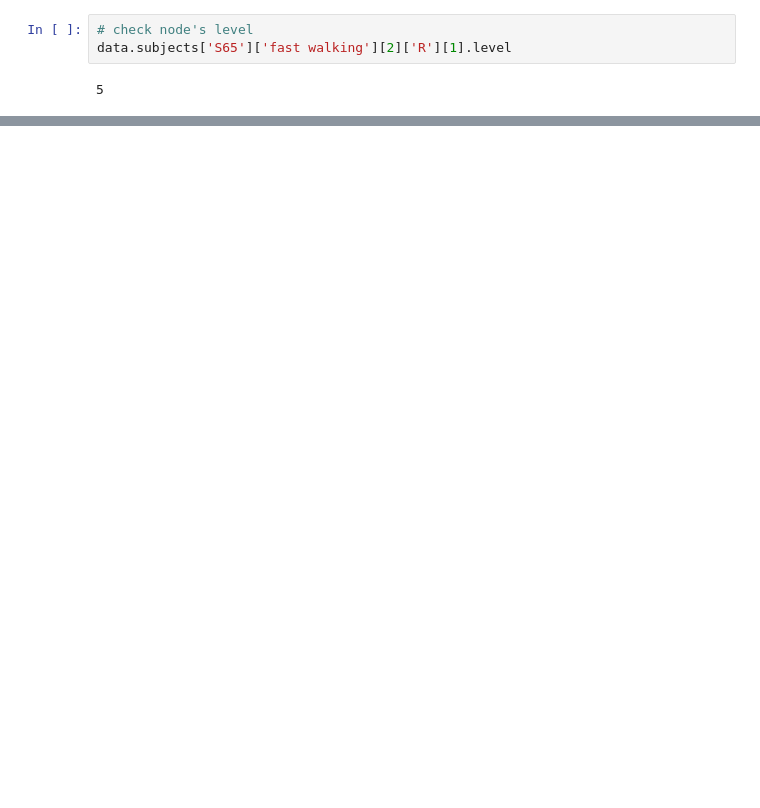
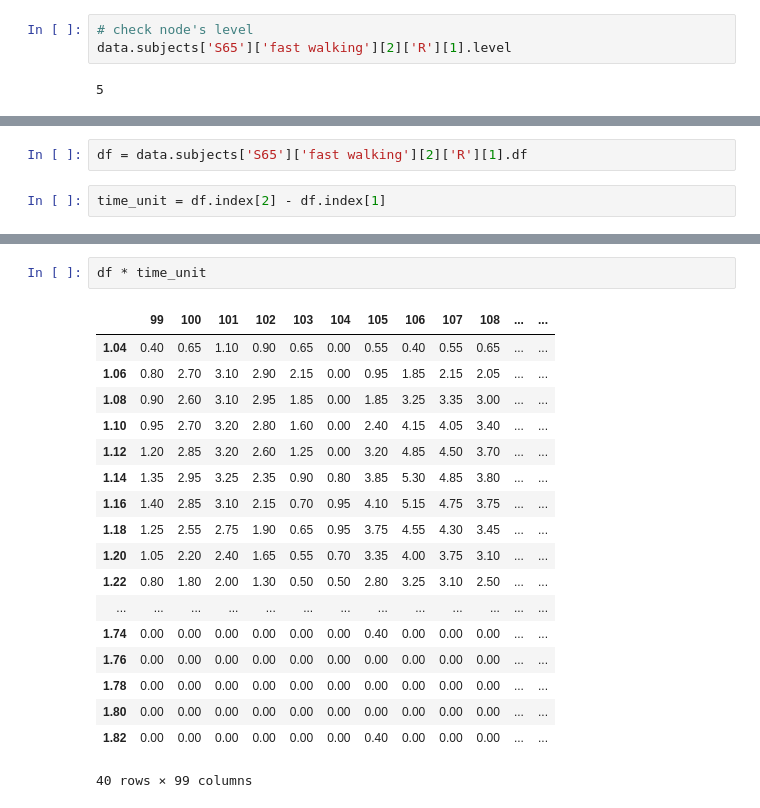
Before and after one commit to liu-qilong/pedarProbe, a Jupyter notebook: examples/example_load.ipynb, the cells around one changed output, grey strips where cells are left out. Saved outputs shown, nothing was run; the diff lists cells and outputs as text; blank space fills up the shorter version.

Commit message:
pressure-time integral

```diff
--- a/examples/example_load.ipynb
+++ b/examples/example_load.ipynb
@@ -51,0 +54,4 @@ data.subjects['S65']['fast walking'][2]['R'][1].level
+# %%
+df = data.subjects['S65']['fast walking'][2]['R'][1].df
+# %%
+time_unit = df.index[2] - df.index[1]
@@ -51,0 +73,21 @@ data.subjects['S65']['fast walking'][2]['R'][1].level
+# %%
+df * time_unit
+# %% [output]
+|  | 99 | 100 | 101 | 102 | 103 | 104 | 105 | 106 | 107 | 108 | ... | ... |
+| 1.04 | 0.40 | 0.65 | 1.10 | 0.90 | 0.65 | 0.00 | 0.55 | 0.40 | 0.55 | 0.65 | ... | ... |
+| 1.06 | 0.80 | 2.70 | 3.10 | 2.90 | 2.15 | 0.00 | 0.95 | 1.85 | 2.15 | 2.05 | ... | ... |
+| 1.08 | 0.90 | 2.60 | 3.10 | 2.95 | 1.85 | 0.00 | 1.85 | 3.25 | 3.35 | 3.00 | ... | ... |
+| 1.10 | 0.95 | 2.70 | 3.20 | 2.80 | 1.60 | 0.00 | 2.40 | 4.15 | 4.05 | 3.40 | ... | ... |
+| 1.12 | 1.20 | 2.85 | 3.20 | 2.60 | 1.25 | 0.00 | 3.20 | 4.85 | 4.50 | 3.70 | ... | ... |
+| 1.14 | 1.35 | 2.95 | 3.25 | 2.35 | 0.90 | 0.80 | 3.85 | 5.30 | 4.85 | 3.80 | ... | ... |
+| 1.16 | 1.40 | 2.85 | 3.10 | 2.15 | 0.70 | 0.95 | 4.10 | 5.15 | 4.75 | 3.75 | ... | ... |
+| 1.18 | 1.25 | 2.55 | 2.75 | 1.90 | 0.65 | 0.95 | 3.75 | 4.55 | 4.30 | 3.45 | ... | ... |
+| 1.20 | 1.05 | 2.20 | 2.40 | 1.65 | 0.55 | 0.70 | 3.35 | 4.00 | 3.75 | 3.10 | ... | ... |
+| 1.22 | 0.80 | 1.80 | 2.00 | 1.30 | 0.50 | 0.50 | 2.80 | 3.25 | 3.10 | 2.50 | ... | ... |
+| ... | ... | ... | ... | ... | ... | ... | ... | ... | ... | ... | ... | ... |
+| 1.74 | 0.00 | 0.00 | 0.00 | 0.00 | 0.00 | 0.00 | 0.40 | 0.00 | 0.00 | 0.00 | ... | ... |
+| 1.76 | 0.00 | 0.00 | 0.00 | 0.00 | 0.00 | 0.00 | 0.00 | 0.00 | 0.00 | 0.00 | ... | ... |
+| 1.78 | 0.00 | 0.00 | 0.00 | 0.00 | 0.00 | 0.00 | 0.00 | 0.00 | 0.00 | 0.00 | ... | ... |
+| 1.80 | 0.00 | 0.00 | 0.00 | 0.00 | 0.00 | 0.00 | 0.00 | 0.00 | 0.00 | 0.00 | ... | ... |
+| 1.82 | 0.00 | 0.00 | 0.00 | 0.00 | 0.00 | 0.00 | 0.40 | 0.00 | 0.00 | 0.00 | ... | ... |
+40 rows × 99 columns
```
Also changed, not shown: parts of 4 cells of this notebook, 5 other files.
